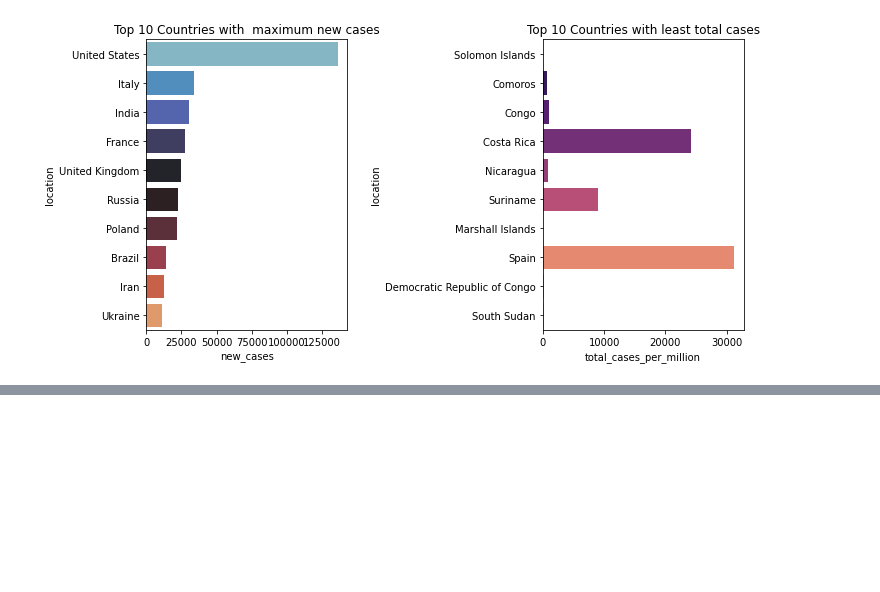
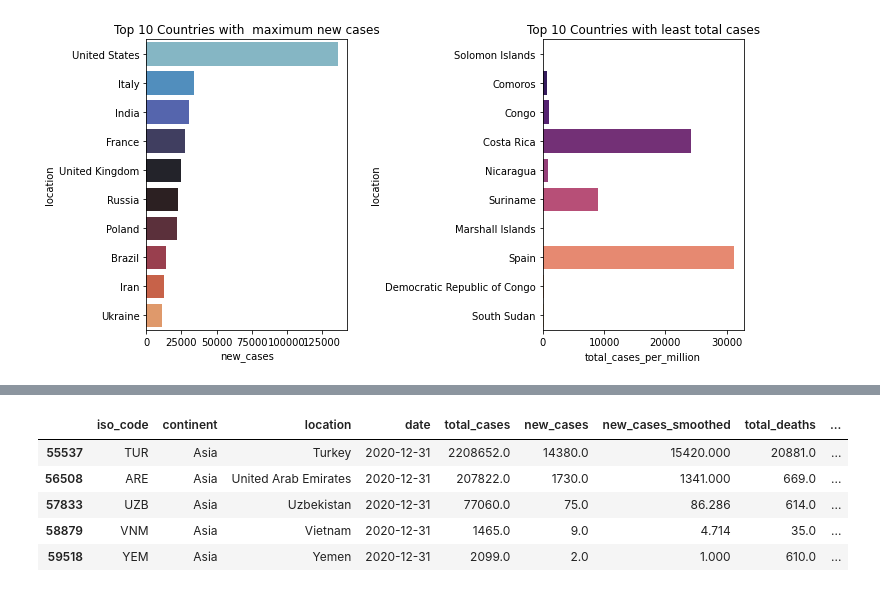
Before and after one commit to anmol1810rs/The_Sparks_Foundation_Internship, a Jupyter notebook: GRIP_TASK8_COVID19_ANALYSIS.ipynb, the cells around one changed output, grey strips where cells are left out. Drawn from its saved outputs; the diff is of its cells as text; code cells hidden in the pictures; blank space fills up the shorter version.

```diff
--- a/GRIP_TASK8_COVID19_ANALYSIS.ipynb
+++ b/GRIP_TASK8_COVID19_ANALYSIS.ipynb
@@ -258,0 +273,9 @@ fig.tight_layout()
+# %%
+asia_data.tail()
+# %% [output]
+|  | iso_code | continent | location | date | total_cases | new_cases | new_cases_smoothed | total_deaths | ... |
+| 55537 | TUR | Asia | Turkey | 2020-12-31 | 2208652.0 | 14380.0 | 15420.000 | 20881.0 | ... |
+| 56508 | ARE | Asia | United Arab Emirates | 2020-12-31 | 207822.0 | 1730.0 | 1341.000 | 669.0 | ... |
+| 57833 | UZB | Asia | Uzbekistan | 2020-12-31 | 77060.0 | 75.0 | 86.286 | 614.0 | ... |
+| 58879 | VNM | Asia | Vietnam | 2020-12-31 | 1465.0 | 9.0 | 4.714 | 35.0 | ... |
+| 59518 | YEM | Asia | Yemen | 2020-12-31 | 2099.0 | 2.0 | 1.000 | 610.0 | ... |
```
Also changed, not shown: parts of 2 cells of this notebook.
